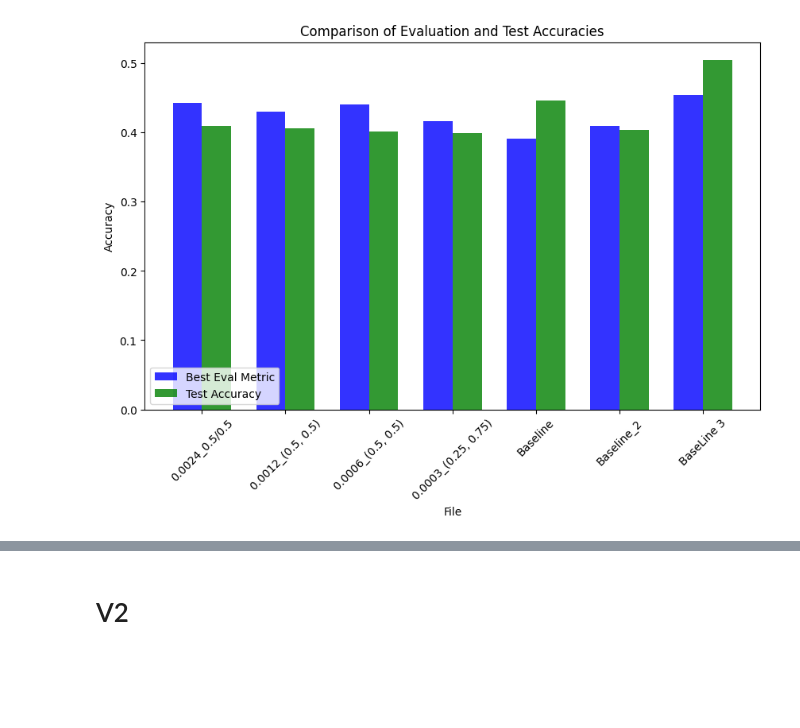
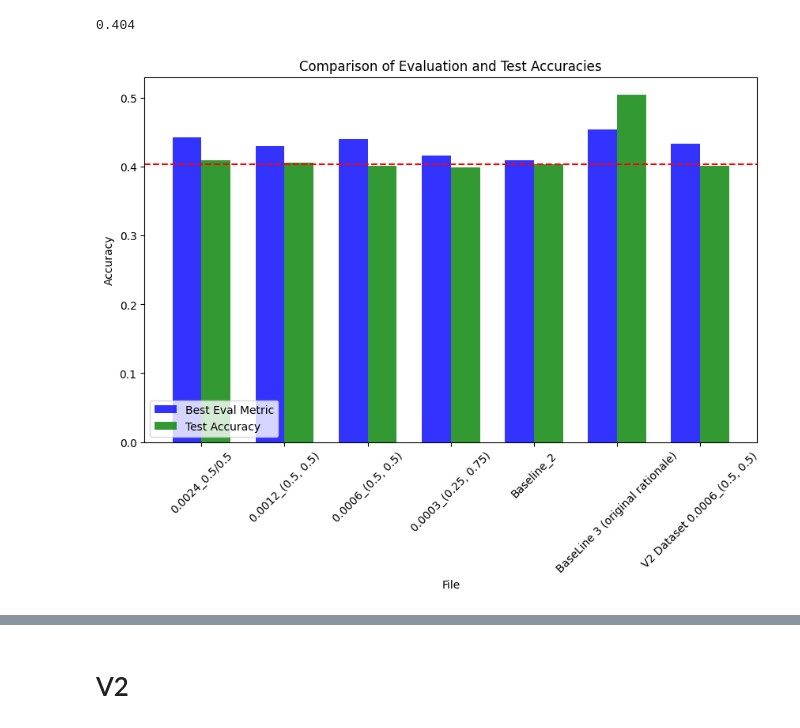
Before and after one commit to tomlpieper/ba, a Jupyter notebook: plotting.ipynb, the cells around one changed output, grey strips where cells are left out. Saved outputs shown, nothing was run; the diff lists cells and outputs as text; code cells hidden in the pictures; blank space fills up the shorter version.

Commit message:
ran the comparison for V2 dataset

```diff
--- a/plotting.ipynb
+++ b/plotting.ipynb
@@ -13,9 +13,10 @@ file_paths = [
     '/Users/tompieper/t5-small-logs/0.0006_(0.5, 0.5)/metrics.json',
     # '/Users/tompieper/t5-small-logs/0.0003_(0.75, 0.25)/metrics.json',
     '/Users/tompieper/t5-small-logs/0.0003_(0.25, 0.75)/metrics.json',
-    '/Users/tompieper/t5-small-logs/0.0024/metrics.json',
+    # '/Users/tompieper/t5-small-logs/0.0024/metrics.json',
     '/Users/tompieper/metrics.json',
-    '/Users/tompieper/v2.1/logs/t5-small-logs/0.0006_(0.25, 0.75)/metrics.json'
+    '/Users/tompieper/v2.1/logs/t5-small-logs/0.0006_(0.25, 0.75)/metrics.json',
+    '/Users/tompieper/new/t5-small-logs/0.0006_(0.5, 0.5)/metrics.json'
     ]
 file_names = [
     '0.0024_0.5/0.5',
@@ -23,14 +24,16 @@ file_names = [
     '0.0006_(0.5, 0.5)',
     # '0.0003_(0.75, 0.25)',
     '0.0003_(0.25, 0.75)',
-    'Baseline',
+    # 'Baseline',
     'Baseline_2',
-    'BaseLine 3'
+    'BaseLine 3 (original rationale)',
+    'V2 Dataset 0.0006_(0.5, 0.5)'
     ]
 # Initialize lists to hold the metrics
 eval_accuracies = []
 test_accuracies = []
 best_eval_accuracies = []
+baseline = 0
 
 # Loop through each file, read the data, and extract the metrics
 for path in file_paths:
@@ -46,41 +49,44 @@ for path in file_paths:
                 test_accuracy = entry['test_label_accuracy']
             elif 'test_exact_match_accuracy' in entry:
                 test_accuracy = entry['test_exact_match_accuracy']
+                baseline = test_accuracy
 
             if 'eval_label_accuracy' in entry and entry['eval_label_accuracy'] > eval_accuracy:
                 eval_accuracy = entry['eval_label_accuracy']
             elif 'eval_exact_match_accuracy' in entry and entry['eval_exact_match_accuracy'] > eval_accuracy:
                 eval_accuracy = entry['eval_exact_match_accuracy']
 
         eval_accuracies.append(eval_accuracy)
         test_accuracies.append(test_accuracy)
         best_eval_accuracies.append(best_eval_accuracy)
 
 # Plotting
 fig, ax = plt.subplots(figsize=(10, 6))
 index = range(len(file_paths))
 bar_width = 0.35
 opacity = 0.8
 
 # rects1 = ax.bar(index, eval_accuracies, bar_width, alpha=opacity, color='b', label='Eval Accuracy')
 # rects2 = ax.bar(index, best_eval_accuracies, bar_width, alpha=opacity, color='b', label='Best Eval Metric')
 rects2 = ax.bar(index, eval_accuracies, bar_width, alpha=opacity, color='b', label='Best Eval Metric')
 rects3 = ax.bar([p + bar_width for p in index], test_accuracies, bar_width, alpha=opacity, color='g', label='Test Accuracy')
 
 ax.set_xlabel('File')
 ax.set_ylabel('Accuracy')
 ax.set_title('Comparison of Evaluation and Test Accuracies')
 ax.set_xticks([p + bar_width / 2 for p in index])
 ax.set_xticklabels(file_names)
 ax.tick_params(axis='x', labelrotation=45)
-
+ax.axhline(y=baseline, color='r', linestyle='--')
 ax.legend(loc='lower left')
+print(baseline)
 
 # plt.tight_layout()
 
 plt.show()
 # %% [output]
+0.404
-[figure, old version]
+[figure, new version]
 # %%
 first_df = pd.DataFrame({'File': file_names, 'Eval Accuracy': eval_accuracies, 'Test Accuracy': test_accuracies, 'Best Eval Metric': best_eval_accuracies})
 print(first_df)
```
Also changed, not shown: parts of 8 cells of this notebook, 4 other files.
